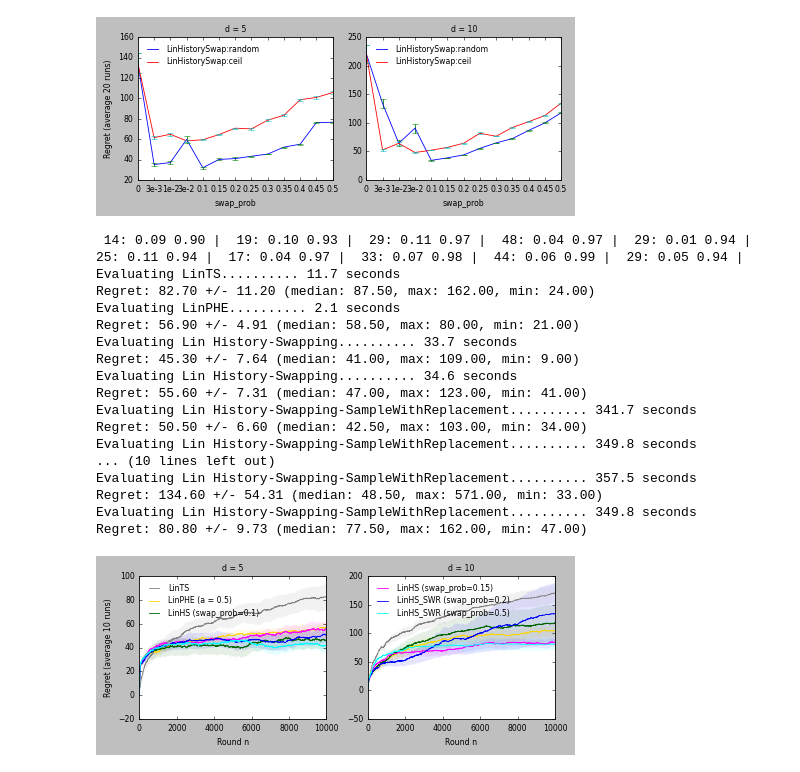
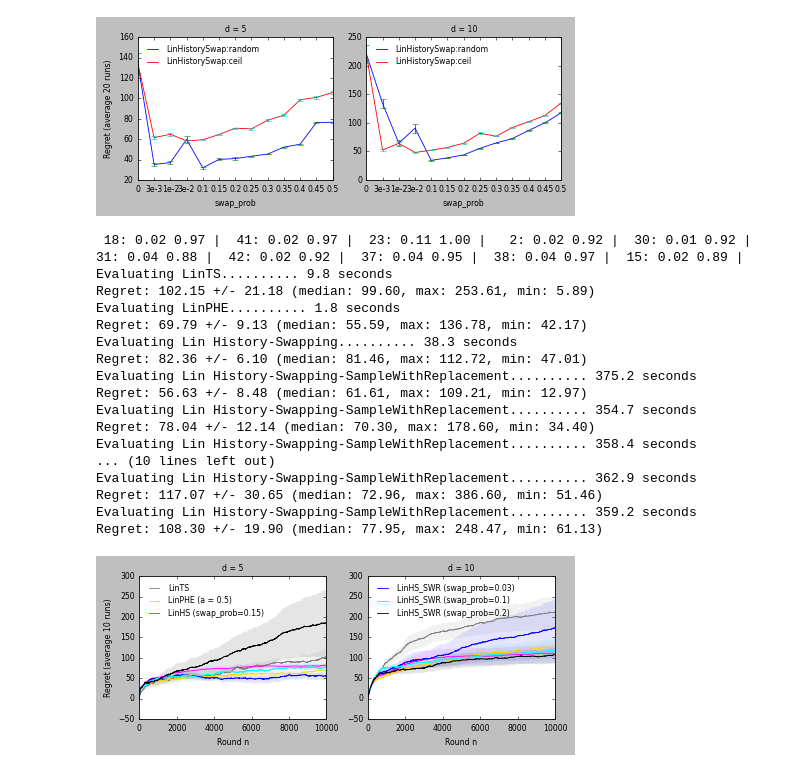
Before and after one commit to MyTHWN/Bandit-Randomization-Algorithms, a Jupyter notebook: notebooks/LinHSE_parallel.ipynb, the cells around one changed output. Drawn from its saved outputs; the diff is of its cells as text; code cells hidden in the pictures.

```diff
--- a/notebooks/LinHSE_parallel.ipynb
+++ b/notebooks/LinHSE_parallel.ipynb
@@ -155,7 +155,7 @@ Regret: 134.81 +/- 3.96 (median: 131.60, max: 172.09, min: 101.43)
 # %%
 import datetime
 
-reward_noise = "bernoulli"
+reward_noise = "normal"
 
 algs = [
   #("LinUCB", {}, "cyan", "-", "LinUCB"),
@@ -165,11 +165,12 @@ algs = [
   #("LinPHE", {"a": 1}, "darkorange", "-", "LinPHE (a = 1)"),
   ("LinPHE", {"a": 0.5}, "gold", "-", "LinPHE (a = 0.5)"),
   #("LinHistorySwap", {"swap_prob": 0.05}, "cyan", "-", "LinHS (swap_prob=0.05)"),
-  ("LinHistorySwap", {"swap_prob": 0.1}, "darkgreen", "-", "LinHS (swap_prob=0.1)"),
+  #("LinHistorySwap", {"swap_prob": 0.1}, "darkgreen", "-", "LinHS (swap_prob=0.1)"),
   ("LinHistorySwap", {"swap_prob": 0.15}, "magenta", "-", "LinHS (swap_prob=0.15)"),
   #("LinHistorySwap", {"swap_prob": 0.2}, "cyan", "-", "LinHS (swap_prob=0.2)"),
-    ("LinHistorySwap_SWR", {"sample_portion": 0.2}, "blue", "-", "LinHS_SWR (swap_prob=0.2)"),
-    ("LinHistorySwap_SWR", {"sample_portion": 0.5}, "cyan", "-", "LinHS_SWR (swap_prob=0.5)"),
+    ("LinHistorySwap_SWR", {"sample_portion": 0.03}, "blue", "-", "LinHS_SWR (swap_prob=0.03)"),
+    ("LinHistorySwap_SWR", {"sample_portion": 0.1}, "cyan", "-", "LinHS_SWR (swap_prob=0.1)"),
+    ("LinHistorySwap_SWR", {"sample_portion": 0.2}, "black", "-", "LinHS_SWR (swap_prob=0.2)"),
 ]
 num_runs = 10
 n = 10000
@@ -230,48 +231,48 @@ for fig in range(2):
     else:
         regret, _ = evaluate(alg_class, alg[1], env, n)
 
     cum_regret = regret.cumsum(axis=0)
     std_regret = cum_regret.std(axis=1) / np.sqrt(cum_regret.shape[1])
     plt.plot(step, cum_regret.mean(axis=1),
       alg[2], dashes=linestyle2dashes(alg[3]),
       label=alg[4] if alg_num // 3 == fig else None)
     plt.fill_between(step,
       cum_regret.mean(axis=1) - std_regret,
       cum_regret.mean(axis=1) + std_regret,
       color=alg[2], alpha=0.1, linewidth=0)
 
     alg_num += 1
 
   plt.title("d = %d" % d)
   plt.xlabel("Round n")
   if not fig:
     plt.ylabel("Regret (average {} runs)".format(num_runs))
   #plt.ylim(0, 500 - 100 * (2 - fig))
   if fig <= 1:
     plt.legend(loc="upper left", frameon=False)
 
 plt.tight_layout()
 
 now = datetime.datetime.now()
-with open("../results/LinHS_{}_{}_{}_{}_{}.jpeg".format(reward_noise, now.month, now.day, now.hour, now.minute), "wb") as f:
+with open("../results/LinHS_normednoise_{}_{}_{}_{}_{}.jpeg".format(reward_noise, now.month, now.day, now.hour, now.minute), "wb") as f:
   plt.savefig(f, format="jpeg", dpi=1200, bbox_inches=0)
 plt.show()
 # %% [output]
- 14: 0.09 0.90 |  19: 0.10 0.93 |  29: 0.11 0.97 |  48: 0.04 0.97 |  29: 0.01 0.94 |  25: 0.11 0.94 |  17: 0.04 0.97 |  33: 0.07 0.98 |  44: 0.06 0.99 |  29: 0.05 0.94 |
-Evaluating LinTS.......... 11.7 seconds
-Regret: 82.70 +/- 11.20 (median: 87.50, max: 162.00, min: 24.00)
-Evaluating LinPHE.......... 2.1 seconds
-Regret: 56.90 +/- 4.91 (median: 58.50, max: 80.00, min: 21.00)
-Evaluating Lin History-Swapping.......... 33.7 seconds
-Regret: 45.30 +/- 7.64 (median: 41.00, max: 109.00, min: 9.00)
-Evaluating Lin History-Swapping.......... 34.6 seconds
-Regret: 55.60 +/- 7.31 (median: 47.00, max: 123.00, min: 41.00)
-Evaluating Lin History-Swapping-SampleWithReplacement.......... 341.7 seconds
-Regret: 50.50 +/- 6.60 (median: 42.50, max: 103.00, min: 34.00)
-Evaluating Lin History-Swapping-SampleWithReplacement.......... 349.8 seconds
+ 18: 0.02 0.97 |  41: 0.02 0.97 |  23: 0.11 1.00 |   2: 0.02 0.92 |  30: 0.01 0.92 |  31: 0.04 0.88 |  42: 0.02 0.92 |  37: 0.04 0.95 |  38: 0.04 0.97 |  15: 0.02 0.89 |
+Evaluating LinTS.......... 9.8 seconds
+Regret: 102.15 +/- 21.18 (median: 99.60, max: 253.61, min: 5.89)
+Evaluating LinPHE.......... 1.8 seconds
+Regret: 69.79 +/- 9.13 (median: 55.59, max: 136.78, min: 42.17)
+Evaluating Lin History-Swapping.......... 38.3 seconds
+Regret: 82.36 +/- 6.10 (median: 81.46, max: 112.72, min: 47.01)
+Evaluating Lin History-Swapping-SampleWithReplacement.......... 375.2 seconds
+Regret: 56.63 +/- 8.48 (median: 61.61, max: 109.21, min: 12.97)
+Evaluating Lin History-Swapping-SampleWithReplacement.......... 354.7 seconds
+Regret: 78.04 +/- 12.14 (median: 70.30, max: 178.60, min: 34.40)
+Evaluating Lin History-Swapping-SampleWithReplacement.......... 358.4 seconds
 ... (10 lines left out)
-Evaluating Lin History-Swapping-SampleWithReplacement.......... 357.5 seconds
-Regret: 134.60 +/- 54.31 (median: 48.50, max: 571.00, min: 33.00)
-Evaluating Lin History-Swapping-SampleWithReplacement.......... 349.8 seconds
-Regret: 80.80 +/- 9.73 (median: 77.50, max: 162.00, min: 47.00)
+Evaluating Lin History-Swapping-SampleWithReplacement.......... 362.9 seconds
+Regret: 117.07 +/- 30.65 (median: 72.96, max: 386.60, min: 51.46)
+Evaluating Lin History-Swapping-SampleWithReplacement.......... 359.2 seconds
+Regret: 108.30 +/- 19.90 (median: 77.95, max: 248.47, min: 61.13)
-[figure, old version]
+[figure, new version]
```
Also changed, not shown: parts of 1 cell of this notebook, 6 other files.
